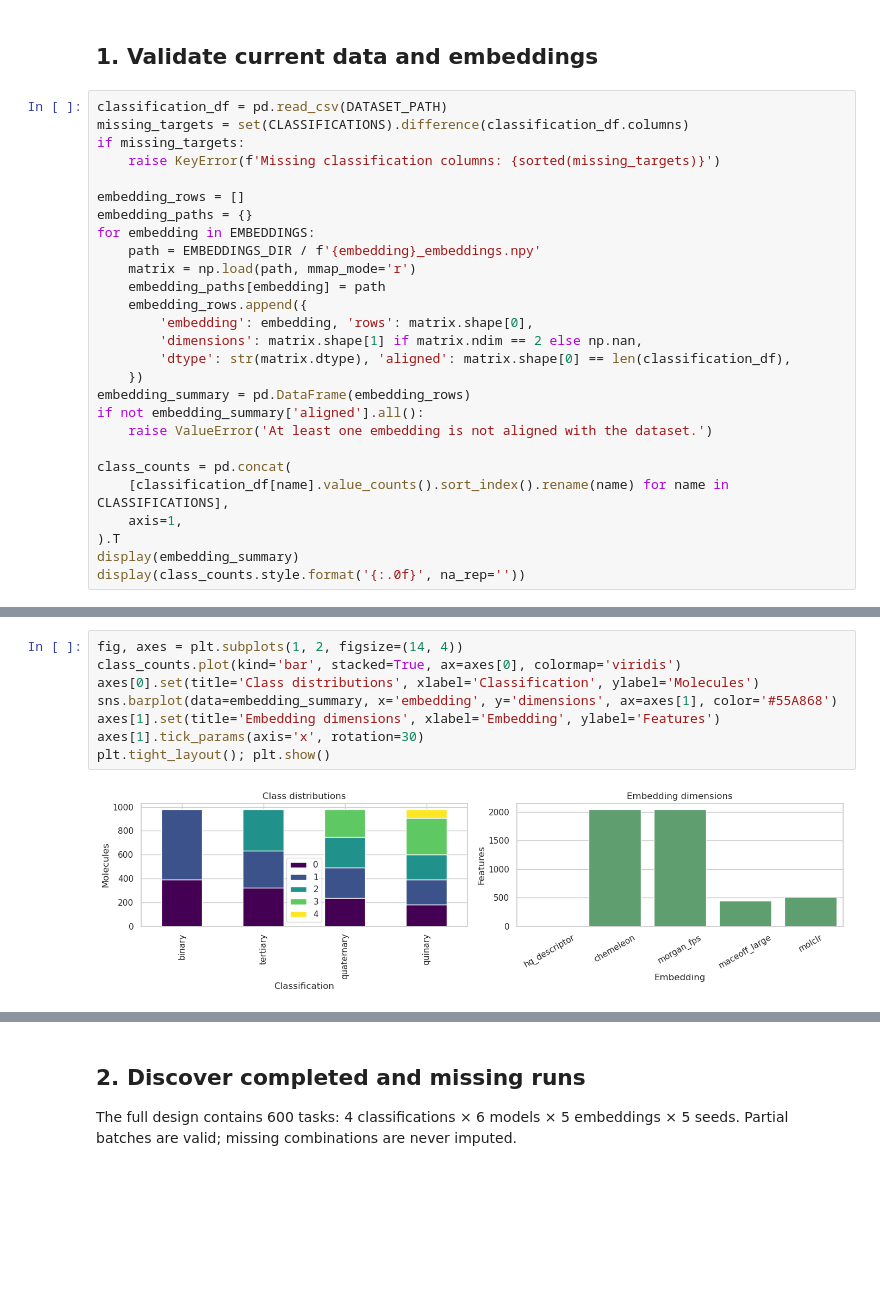
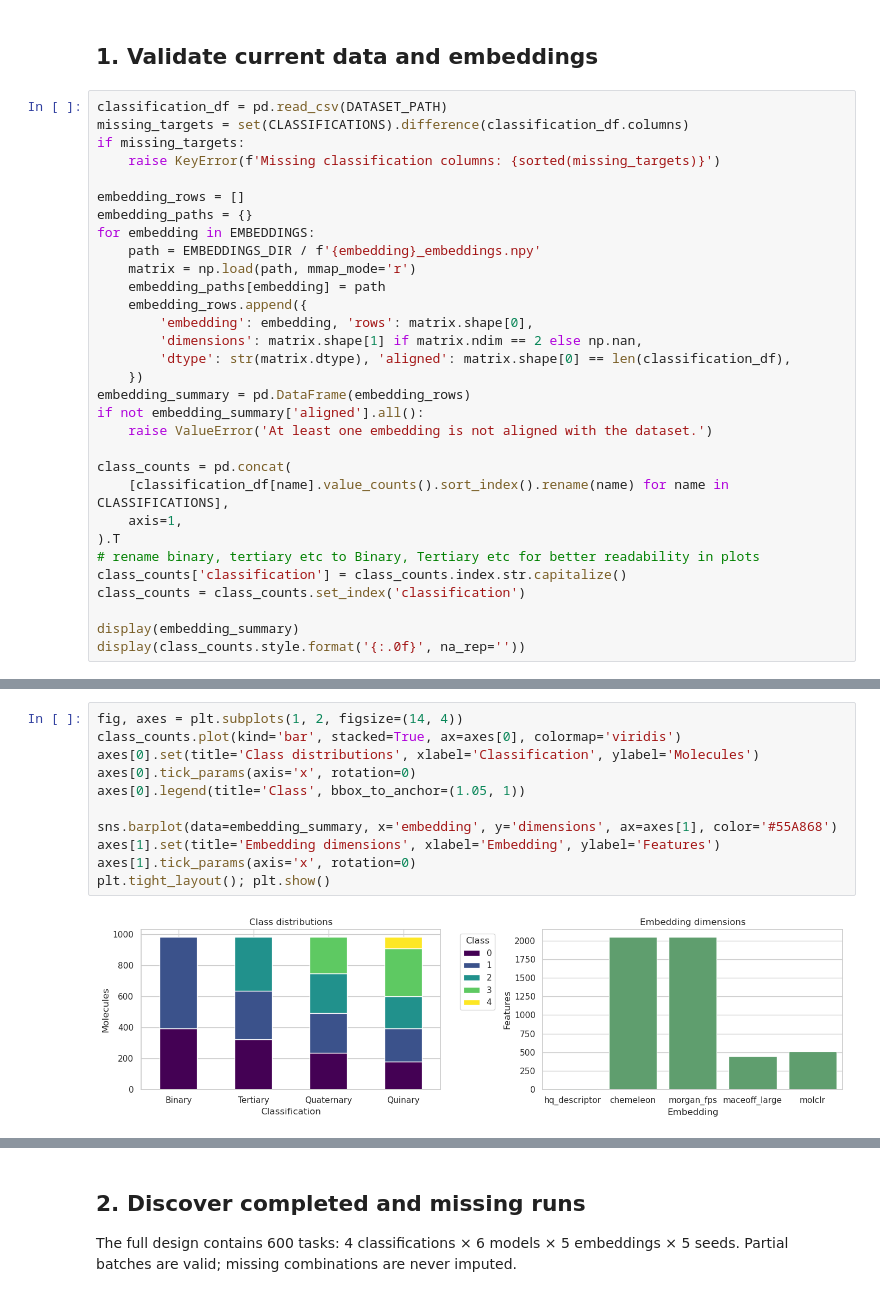
Before and after one commit to CABackman/fm-4-em, a Jupyter notebook: 08_CLASSIFICATION/02_IS_classification_evaluation.ipynb, the cells around one changed output, grey strips where cells are left out. Cells and saved outputs as stored; diff of their text form; blank space fills up the shorter version.

Commit message:
cluster splits and data counts

```diff
--- a/08_CLASSIFICATION/02_IS_classification_evaluation.ipynb
+++ b/08_CLASSIFICATION/02_IS_classification_evaluation.ipynb
@@ -68,6 +68,10 @@ class_counts = pd.concat(
     [classification_df[name].value_counts().sort_index().rename(name) for name in CLASSIFICATIONS],
     axis=1,
 ).T
+# rename binary, tertiary etc to Binary, Tertiary etc for better readability in plots
+class_counts['classification'] = class_counts.index.str.capitalize()
+class_counts = class_counts.set_index('classification')
+
 display(embedding_summary)
 display(class_counts.style.format('{:.0f}', na_rep=''))
 # %% [output]
@@ -85,10 +90,13 @@ display(class_counts.style.format('{:.0f}', na_rep=''))
 # %%
 fig, axes = plt.subplots(1, 2, figsize=(14, 4))
 class_counts.plot(kind='bar', stacked=True, ax=axes[0], colormap='viridis')
 axes[0].set(title='Class distributions', xlabel='Classification', ylabel='Molecules')
+axes[0].tick_params(axis='x', rotation=0)
+axes[0].legend(title='Class', bbox_to_anchor=(1.05, 1))
+
 sns.barplot(data=embedding_summary, x='embedding', y='dimensions', ax=axes[1], color='#55A868')
 axes[1].set(title='Embedding dimensions', xlabel='Embedding', ylabel='Features')
-axes[1].tick_params(axis='x', rotation=30)
+axes[1].tick_params(axis='x', rotation=0)
 plt.tight_layout(); plt.show()
 # %% [output]
-[figure, old version]
+[figure, new version]
```
Also changed, not shown: parts of 11 cells of this notebook, 8 other files.
